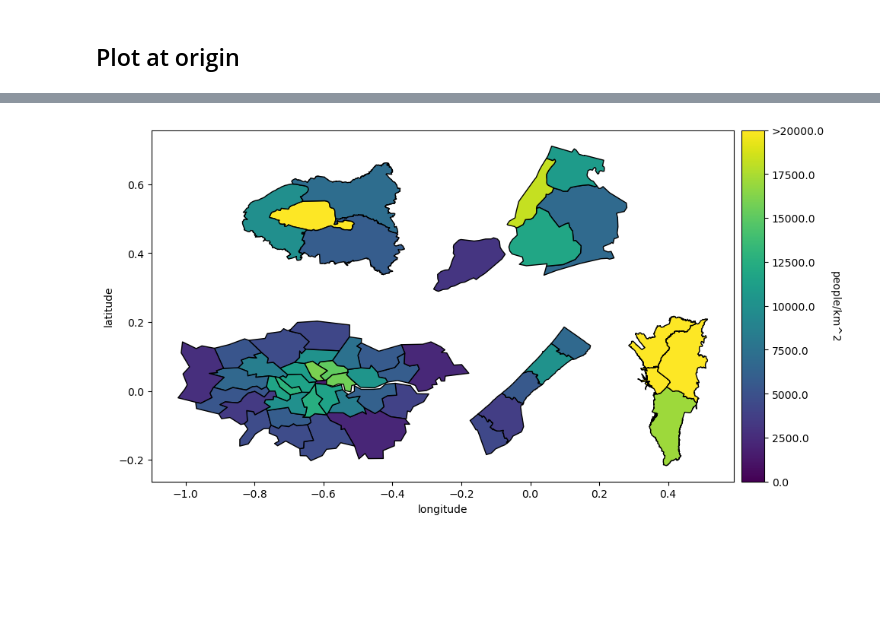
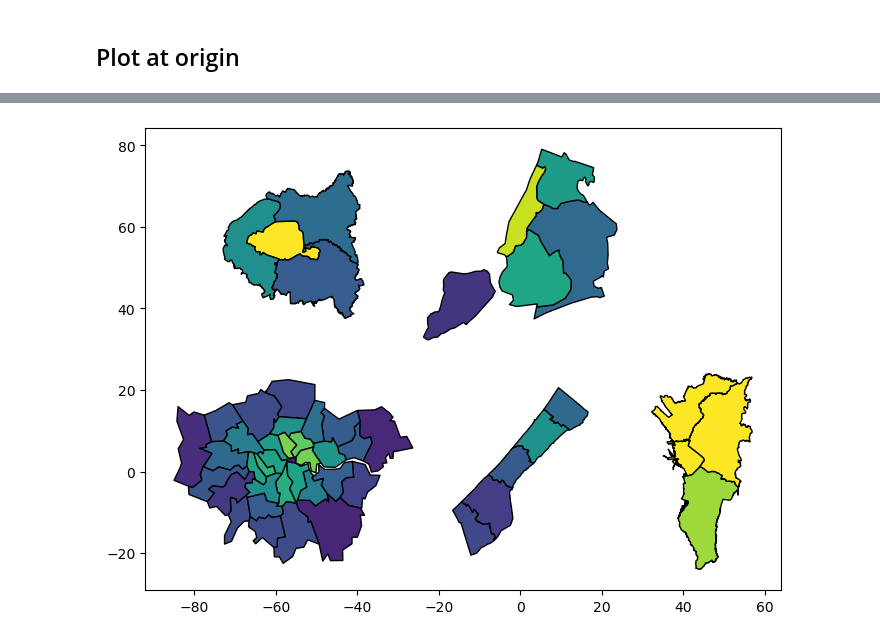
Before and after one commit to LiorSinai/population_distributions, a Jupyter notebook: population_densities_group.ipynb, the cells around one changed output, grey strips where cells are left out. Cells and saved outputs as stored; diff of their text form; code cells hidden in the pictures; blank space fills up the shorter version.

Commit message:
fix: corrected distortion with tranverse mercators

```diff
--- a/population_densities_group.ipynb
+++ b/population_densities_group.ipynb
@@ -81,3 +87,12 @@ new_york_polygons = get_polygons(new_york_features)
+# %%
+city_of_joburg_data = fiona.open("data/2018_Regions_CoJ/2018_Regions.shp", "r")
+polygons = get_polygons(city_of_joburg_data, identifier='REGION_NAM')
+coj_proj = rasterio.warp.transform_geom(
+    city_of_joburg_data.crs,
+    rasterio.crs.CRS.from_epsg(4326),
+    polygons.values()
+)
+joburg_polygons = dict((name, Polygon(geom['coordinates'][0])) for name, geom in zip(polygons.keys(), coj_proj))
 # %% [markdown]
 Gaza
 # %%
@@ -98,49 +172,46 @@ fig, ax = plt.subplots(figsize=(10, 6));
 vmax = 20_000
 
 for region_name, region_polygons, filepath, offset in [
-    ('London', london_borough_polygons, 'data/gbr_ppp_2020_constrained.tif', np.array((-0.6, 0))),
+    ('London', london_borough_polygons, 'data/gbr_ppp_2020_constrained.tif', np.array((-0.5, 0))),
     ('Manila', manila_divison_polygons, 'data/phl_ppp_2020_constrained.tif',np.array((0.4, 0.0))),
-    ('New York', new_york_polygons, 'data/usa_ppp_2020_constrained.tif', np.array((0.0, 0.5))),
-    ('Paris', paris_department_polygons, 'data/fra_ppp_2020_constrained.tif', np.array((-0.6, 0.5))),
+    #('Joburg', joburg_polygons, 'data/zaf_ppp_2020_constrained.tif',np.array((0.4, 0.0))),
+    ('New York', new_york_polygons, 'data/usa_ppp_2020_constrained.tif', np.array((-0.0, 0.5))),
+    ('Paris', paris_department_polygons, 'data/fra_ppp_2020_constrained.tif', np.array((-0.5, 0.5))),
     ('Gaza', gaza_polygons, 'data/pse_ppp_2020_constrained.tif', np.array((0, 0))),
     ]:
     patches = []
     colors = []
     long_min, lat_min, long_max, lat_max = MultiPolygon(region_polygons.values()).bounds
-    long_avg = (long_min + long_max) /2
     lat_avg = (lat_max + lat_min) /2
-    for polygon in region_polygons.values():
-        translated_polygon = polygon.exterior.coords - np.array((long_avg, lat_avg)) + offset
-        patches.append(matplotlib.patches.Polygon(translated_polygon))
+    scale = np.cos(lat_avg * np.pi / 180)
+    print(f'{region_name:10s}: {lat_avg:.2f}° {scale:.4f}')
+    ## Method 1
+    #corrected_polygons = scale_correction(region_polygons)
+    ## Method 2
+    corrected_polygons = transverse_mercator_projection(region_polygons)
+    EARTH_RADIUS = 6_378.137 # kilometres. At equator so use WGS-84 semi major axis
+    offset = offset * np.pi / 180 * EARTH_RADIUS
+    ## both again
+    for polygon in corrected_polygons.values():
+        polygon = polygon.exterior.coords
+        polygon += offset
+        patches.append(matplotlib.patches.Polygon(polygon))
 
     with rasterio.open(filepath) as src:
         densities, populations_counts,areas = get_density_per_area(src, region_polygons.values())
 
-    print('-------------' + region_name + '-------------')
-    total_population = 0
-    for (name, density, pop) in zip(region_polygons.keys(), densities, populations_counts):
-        print(f'{name} : {pop:,.0f} people: {density:.2f} people/km^2')
-        total_population += pop
-    print(f'total population: {total_population:,.0f}')
+#     print('-------------' + region_name + '-------------')
+#     total_population = 0
+#     for (name, density, pop) in zip(region_polygons.keys(), densities, populations_counts):
+#         print(f'{name} : {pop:,.0f} people: {density:.2f} people/km^2')
+#         total_population += pop
+#     print(f'total population: {total_population:,.0f}')
 
     p = matplotlib.collections.PatchCollection(patches, edgecolor='k')
     colors = densities
     p.set_array(colors)
     p.set_clim(0, vmax)
     axis_image = ax.add_collection(p)
-
 ax.autoscale()
 ax.set_aspect('equal')
-ax.set_xlabel('longitude')
-ax.set_ylabel('latitude');
-
-#fig.colorbar(axis_image)
-cbar_axis = fig.add_axes([ax.get_position().x1+0.01,ax.get_position().y0,0.03,ax.get_position().height])
-cbar = fig.colorbar(p, cbar_axis)
-cbar.set_label('people/km^2', rotation=270, labelpad=15) # density
-ticks = cbar.ax.get_yticks()
-tick_labels = [f'{x}' for x in ticks]
-tick_labels[-1] = '>' + tick_labels[-1]
-cbar.ax.set_yticks(ticks);
-cbar.ax.set_yticklabels(tick_labels);
 # %% [output]
@@ -164 +223 @@ total population: 2,155,867
-[figure, old version]
+[figure, new version]
```
Also changed, not shown: parts of 13 cells of this notebook, 6 other files.
